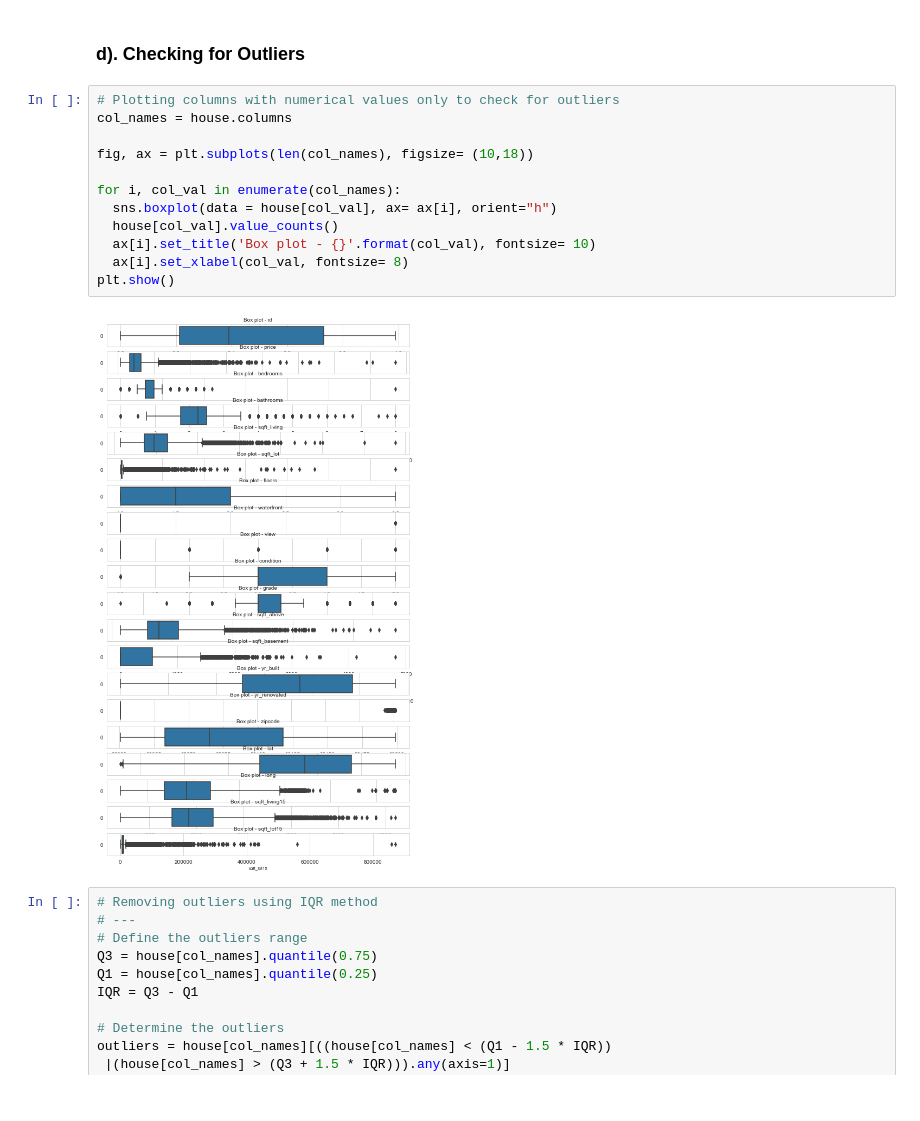
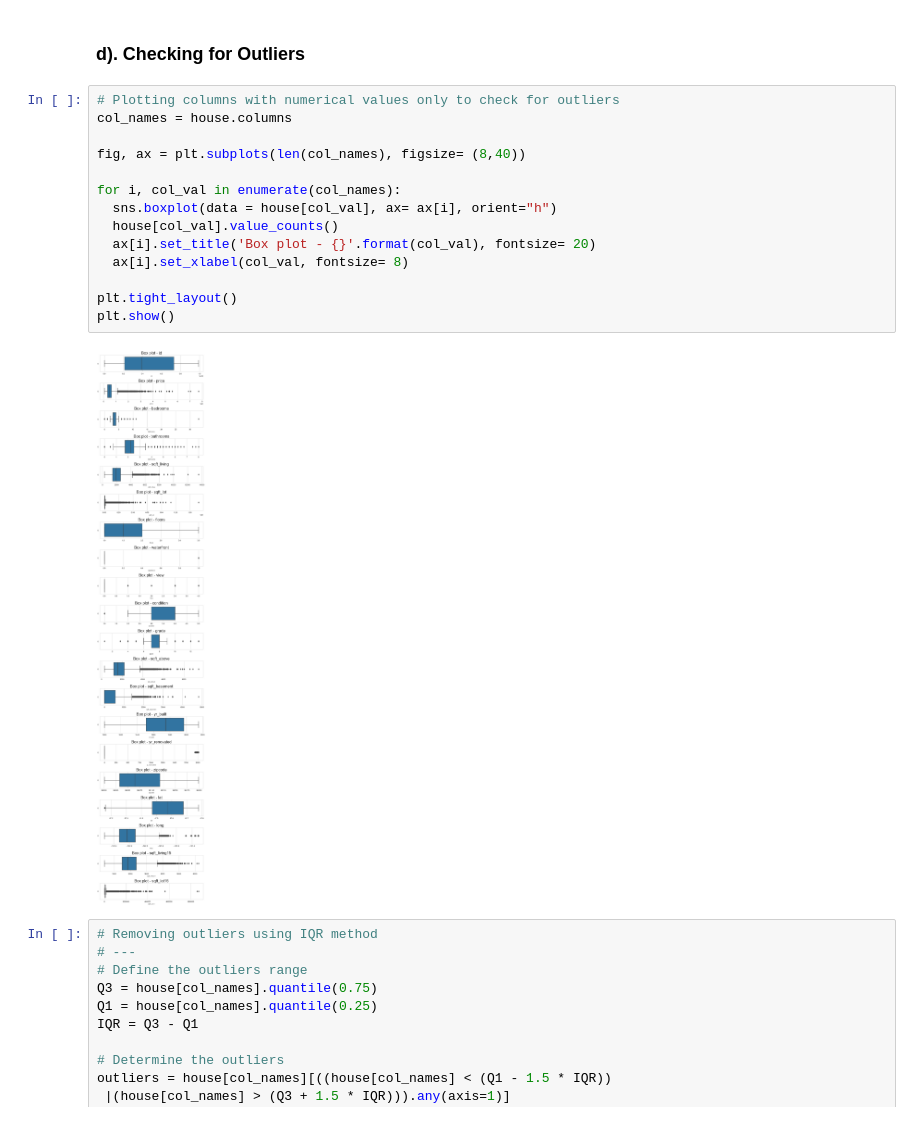
Before and after one commit to CHRISTOROMO/Hass-Consulting-Company-Sales-Price-Prediction, a Jupyter notebook: Prediction_using_various_Regression_models.ipynb, the cells around one changed output. Saved outputs shown, nothing was run; the diff lists cells and outputs as text.

```diff
--- a/Prediction_using_various_Regression_models.ipynb
+++ b/Prediction_using_various_Regression_models.ipynb
@@ -166,17 +179,19 @@ dtype: object
 # %%
 # Plotting columns with numerical values only to check for outliers
 col_names = house.columns
 
-fig, ax = plt.subplots(len(col_names), figsize= (10,18))
+fig, ax = plt.subplots(len(col_names), figsize= (8,40))
 
 for i, col_val in enumerate(col_names):
   sns.boxplot(data = house[col_val], ax= ax[i], orient="h")
   house[col_val].value_counts()
-  ax[i].set_title('Box plot - {}'.format(col_val), fontsize= 10)
+  ax[i].set_title('Box plot - {}'.format(col_val), fontsize= 20)
   ax[i].set_xlabel(col_val, fontsize= 8)
+
+plt.tight_layout()
 plt.show()
 # %% [output]
-[figure, old version]
+[figure, new version]
 # %%
 # Removing outliers using IQR method
 # ---
```
Also changed, not shown: parts of 51 cells of this notebook.
